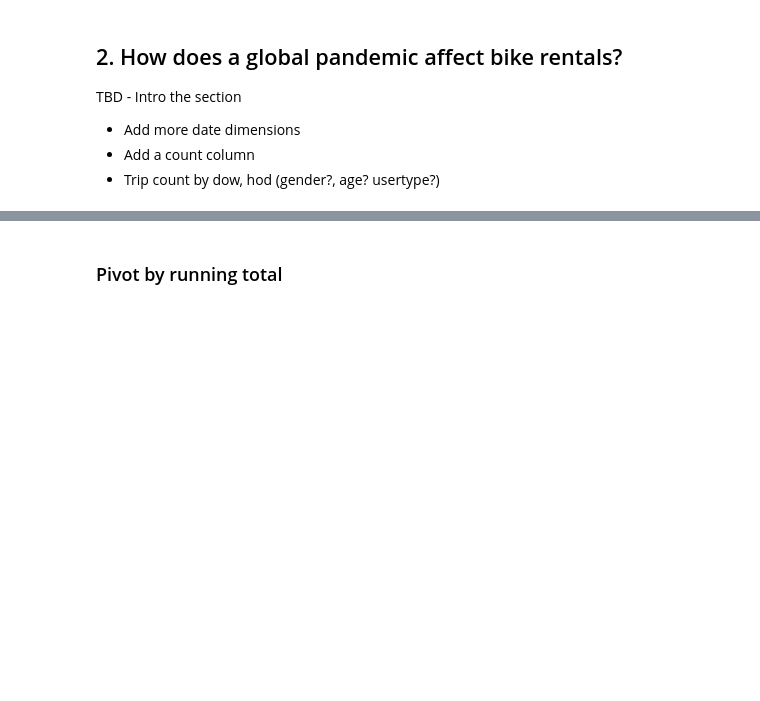
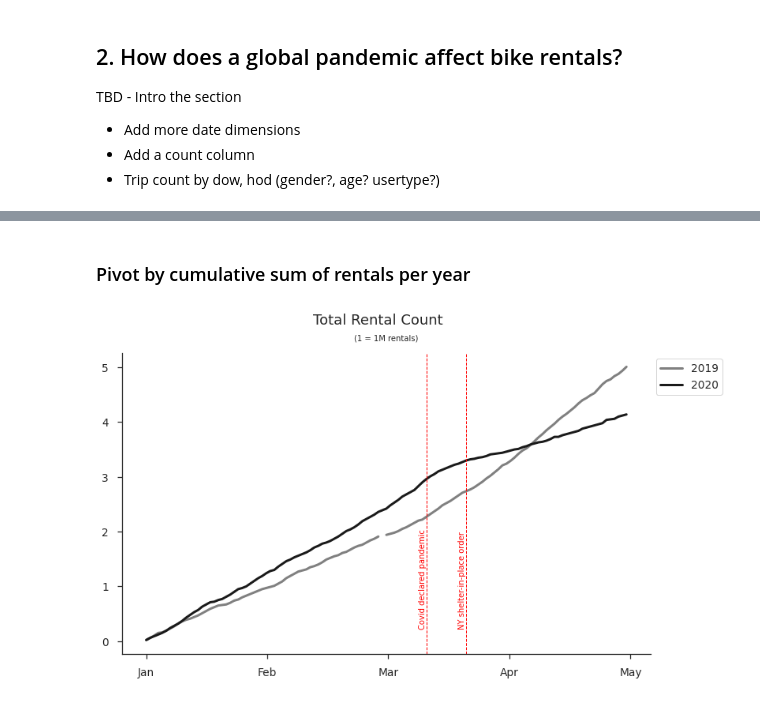
Before and after one commit to stevenrhart/bike-rentals, a Jupyter notebook: notebooks/Covid Bike Rental Analysis.ipynb, the cells around one changed output, grey strips where cells are left out. Drawn from its saved outputs; the diff is of its cells as text; code cells hidden in the pictures; blank space fills up the shorter version.

```diff
--- a/notebooks/Covid Bike Rental Analysis.ipynb
+++ b/notebooks/Covid Bike Rental Analysis.ipynb
@@ -187,2 +170,31 @@ plt.xlabel(None);
-# %% [markdown]
-### Pivot by running total
+# %% [markdown]
+### Pivot by cumulative sum of rentals per year
+# %%
+# Pivot rental count running total by year and month
+df_pivot = df.pivot_table(index=['month', 'day'], columns='year', values='rental_count', aggfunc=np.sum)
+
+# Convert to running total
+df_pivot = df_pivot.cumsum()
+
+# Scale rental counts
+df_pivot = df_pivot.apply(lambda x: round((x / 1000000),2), axis=1)
+
+# Plot a line chart and set the chart style
+df_pivot.plot(kind='line', linewidth=3, figsize=(12, 7), color=['gray', 'k'])
+sns.set_style('ticks')
+sns.despine()
+
+# Plot vertical lines for key dates
+plt.axvline(x=70, color='red', linestyle='--', linewidth=1)
+plt.text(68,0.25,'Covid declared pandemic',rotation=90, fontsize=10, color='red')
+plt.axvline(x=80, color='red', linestyle='--', linewidth=1)
+plt.text(78,0.25,'NY shelter-in-place order',rotation=90, fontsize=10, color='red')
+
+# Add labels and legend
+plt.suptitle("Total Rental Count")
+plt.title("(1 = 1M rentals)", fontsize=10, pad=16)
+plt.xticks(np.linspace(0, 121, num=5), ['Jan', 'Feb', 'Mar', 'Apr', 'May'])
+plt.xlabel(None)
+plt.legend(title=None, loc='upper left', bbox_to_anchor=(1, 1));
+# %% [output]
+[figure, added]
```
Also changed, not shown: parts of 30 cells of this notebook.
